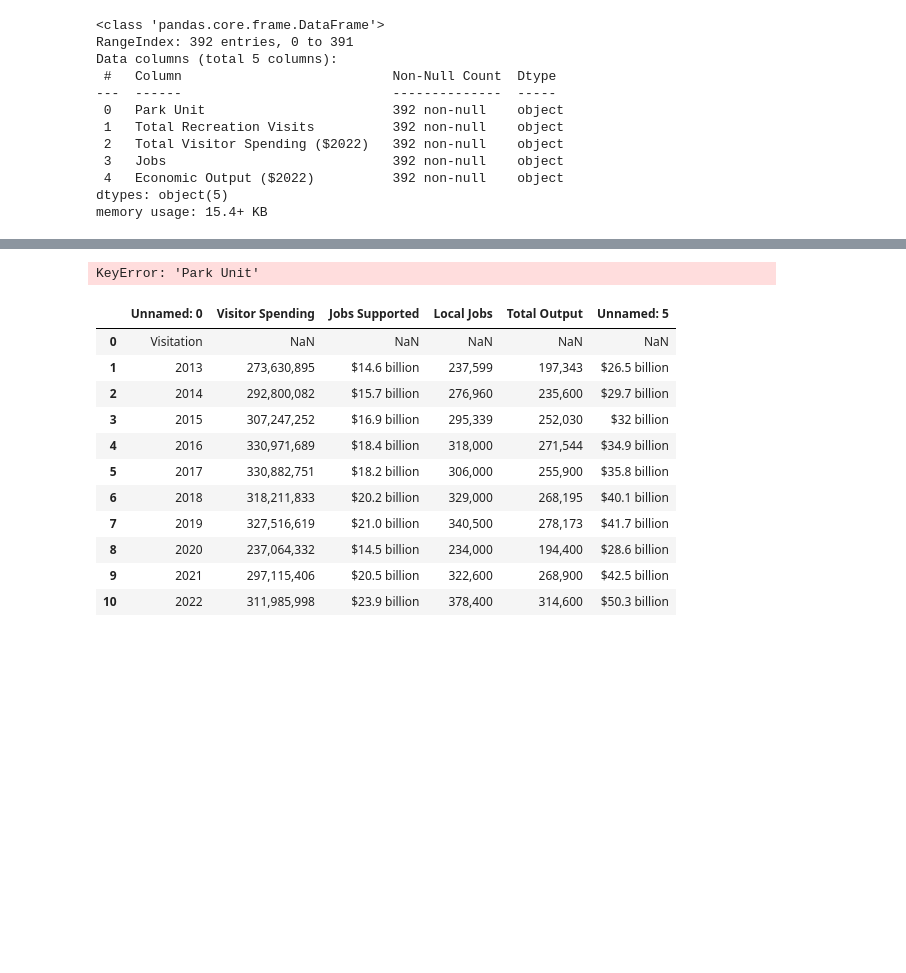
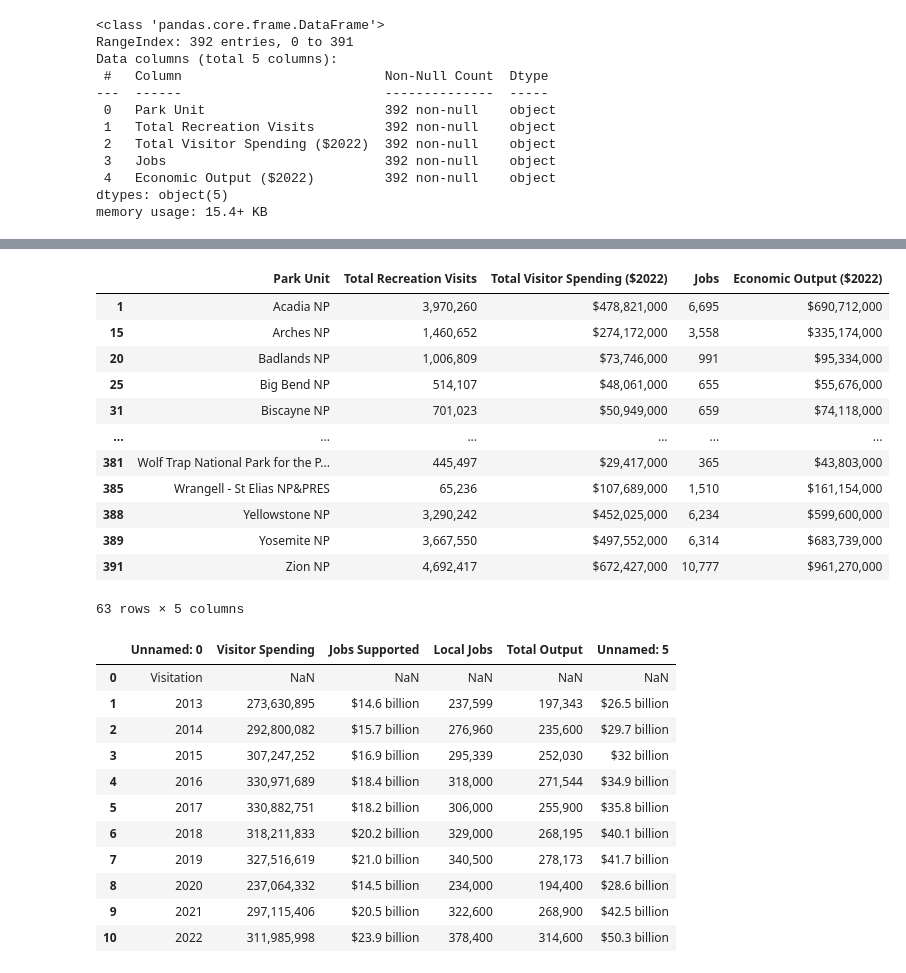
Before and after one commit to andymatsuura/NPS-Analysis, a Jupyter notebook: np_income.ipynb, the cells around one changed output, grey strips where cells are left out. Cells and saved outputs as stored; diff of their text form; code cells hidden in the pictures; blank space fills up the shorter version.

```diff
--- a/np_income.ipynb
+++ b/np_income.ipynb
@@ -44,8 +41,27 @@ Index(['Park Unit ', 'Total Recreation Visits ',
       dtype='object')
 # %%
 msk_np = np_income['Park Unit'].str.contains('NP')
+msk2_np = np_income['Park Unit'].str.contains('National Park')
+clean_np_income = np_income.loc[msk_np | msk2_np]
+
+msk3_np = clean_np_income['Park Unit'].str.contains('NPRES')
+
+np_df = clean_np_income.loc[~msk3_np].copy()
+np_df
 # %% [output]
+|  | Park Unit | Total Recreation Visits | Total Visitor Spending ($2022) | Jobs | Economic Output ($2022) |
+| 1 | Acadia NP | 3,970,260 | $478,821,000 | 6,695 | $690,712,000 |
+| 15 | Arches NP | 1,460,652 | $274,172,000 | 3,558 | $335,174,000 |
+| 20 | Badlands NP | 1,006,809 | $73,746,000 | 991 | $95,334,000 |
+| 25 | Big Bend NP | 514,107 | $48,061,000 | 655 | $55,676,000 |
+| 31 | Biscayne NP | 701,023 | $50,949,000 | 659 | $74,118,000 |
+| ... | ... | ... | ... | ... | ... |
+| 381 | Wolf Trap National Park for the P... | 445,497 | $29,417,000 | 365 | $43,803,000 |
+| 385 | Wrangell - St Elias NP&PRES | 65,236 | $107,689,000 | 1,510 | $161,154,000 |
+| 388 | Yellowstone NP | 3,290,242 | $452,025,000 | 6,234 | $599,600,000 |
+| 389 | Yosemite NP | 3,667,550 | $497,552,000 | 6,314 | $683,739,000 |
+| 391 | Zion NP | 4,692,417 | $672,427,000 | 10,777 | $961,270,000 |
-KeyError: 'Park Unit'
+63 rows × 5 columns
 # %%
 yearly_income = pd.read_csv("Resources/yearlyincome.csv")
 yearly_income
```
Also changed, not shown: parts of 15 cells of this notebook, 5 other files.
